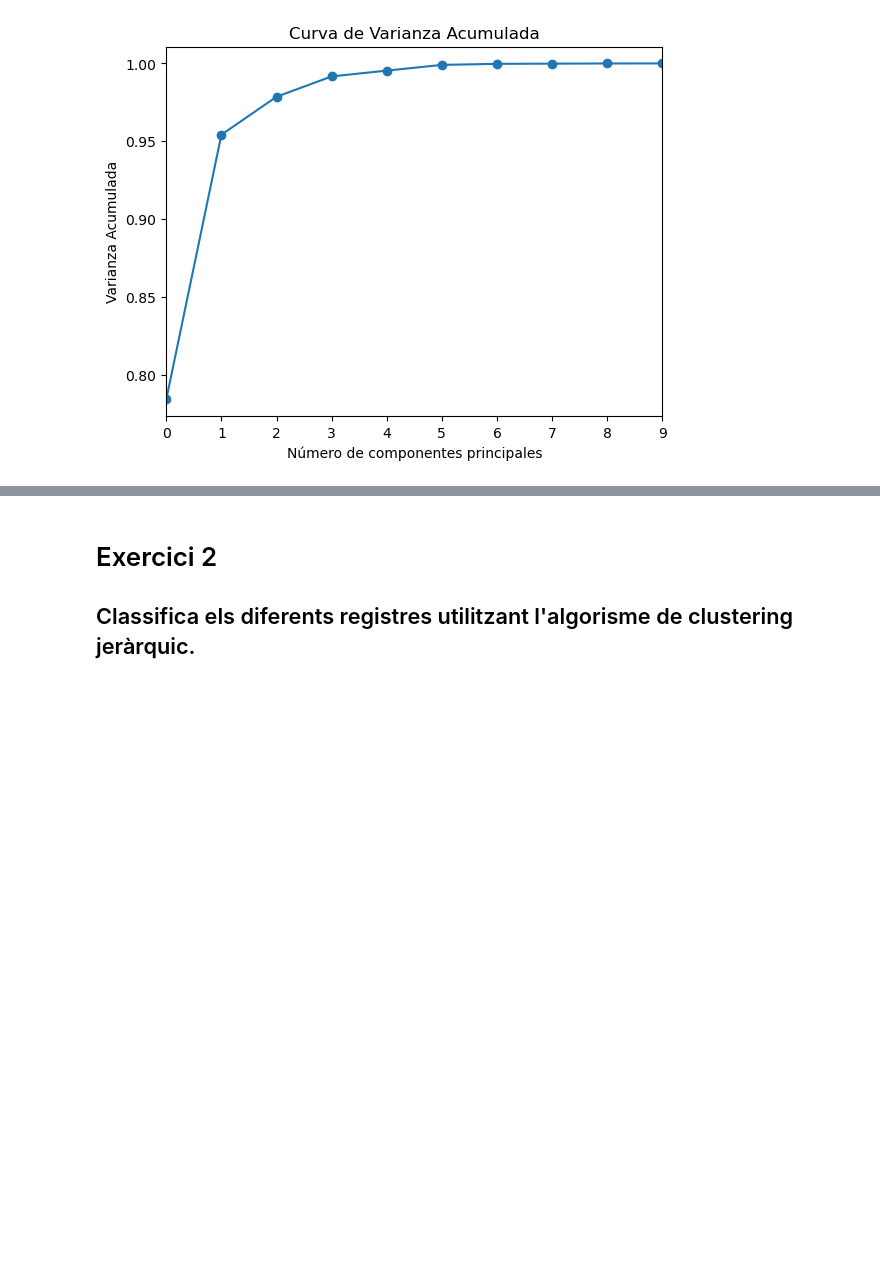
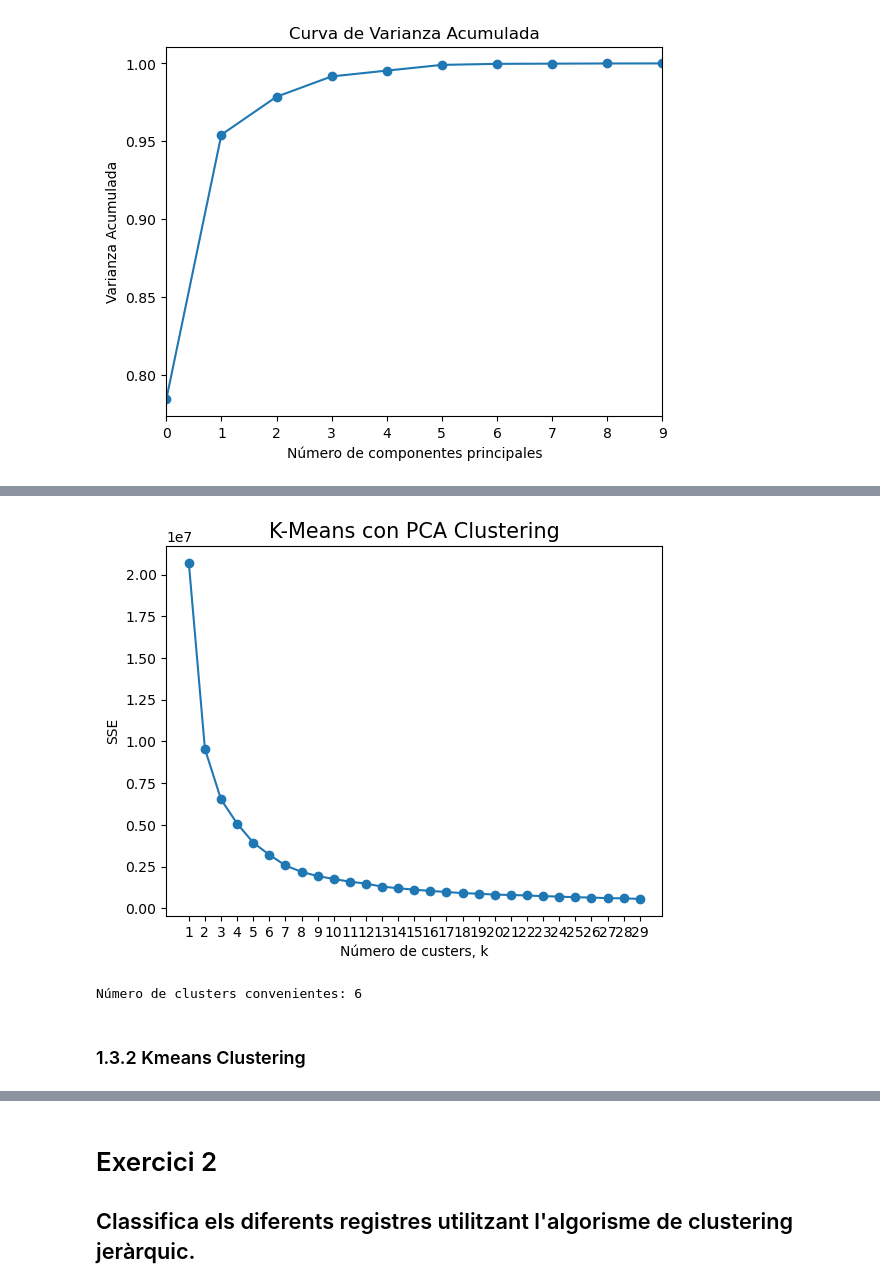
Before and after one commit to alpidegit/Sprint-8-estructures_Dataframe, a Jupyter notebook: M8 T01.ipynb, the cells around one changed output, grey strips where cells are left out. Cells and saved outputs as stored; diff of their text form; code cells hidden in the pictures; blank space fills up the shorter version.

```diff
--- a/M8 T01.ipynb
+++ b/M8 T01.ipynb
@@ -209,0 +230,5 @@ Número de componentes para conservar el 95% de la varianza es: 3
+# %%
+pca = PCA(n_components=3)
+pca.fit(df)
+df_pca = pd.DataFrame(pca.transform(df), columns=["pca1", "pca2", "pca3"], index=data.index)
+df_pca.head()
@@ -209,0 +254,30 @@ Número de componentes para conservar el 95% de la varianza es: 3
+# %%
+from sklearn.cluster import KMeans
+
+ks = range(1, 30)
+# SSE es (Sum of Squared errors)
+SSE = []
+
+for k in range(1, 30):
+
+    model = KMeans(n_clusters=k, random_state=1)   # Crea KMeans instancias con K clusters: model
+    model.fit(df_pca)     # Entrena el modelo para cada número de clusters k
+    SSE.append(model.inertia_) # Crea la lista de errores cuadráticos para cada número de clusters
+
+    #grafico el resultado para obtenr por cada cantidad de cllusters k la suma de errores cuadráticos
+plt.plot(ks, SSE, '-o')
+plt.xlabel('Número de custers, k')
+plt.ylabel('SSE')
+plt.title('K-Means con PCA Clustering', fontsize=15)
+plt.xticks(ks)
+plt.show()
+# %% [output]
+[figure, added]
+# %%
+from kneed import KneeLocator
+kl = KneeLocator(ks, SSE, curve="convex", direction="decreasing")
+print('Número de clusters convenientes:', kl.elbow)
+# %% [output]
+Número de clusters convenientes: 6
+# %% [markdown]
+### 1.3.2 Kmeans Clustering
```
Also changed, not shown: parts of 62 cells of this notebook.
